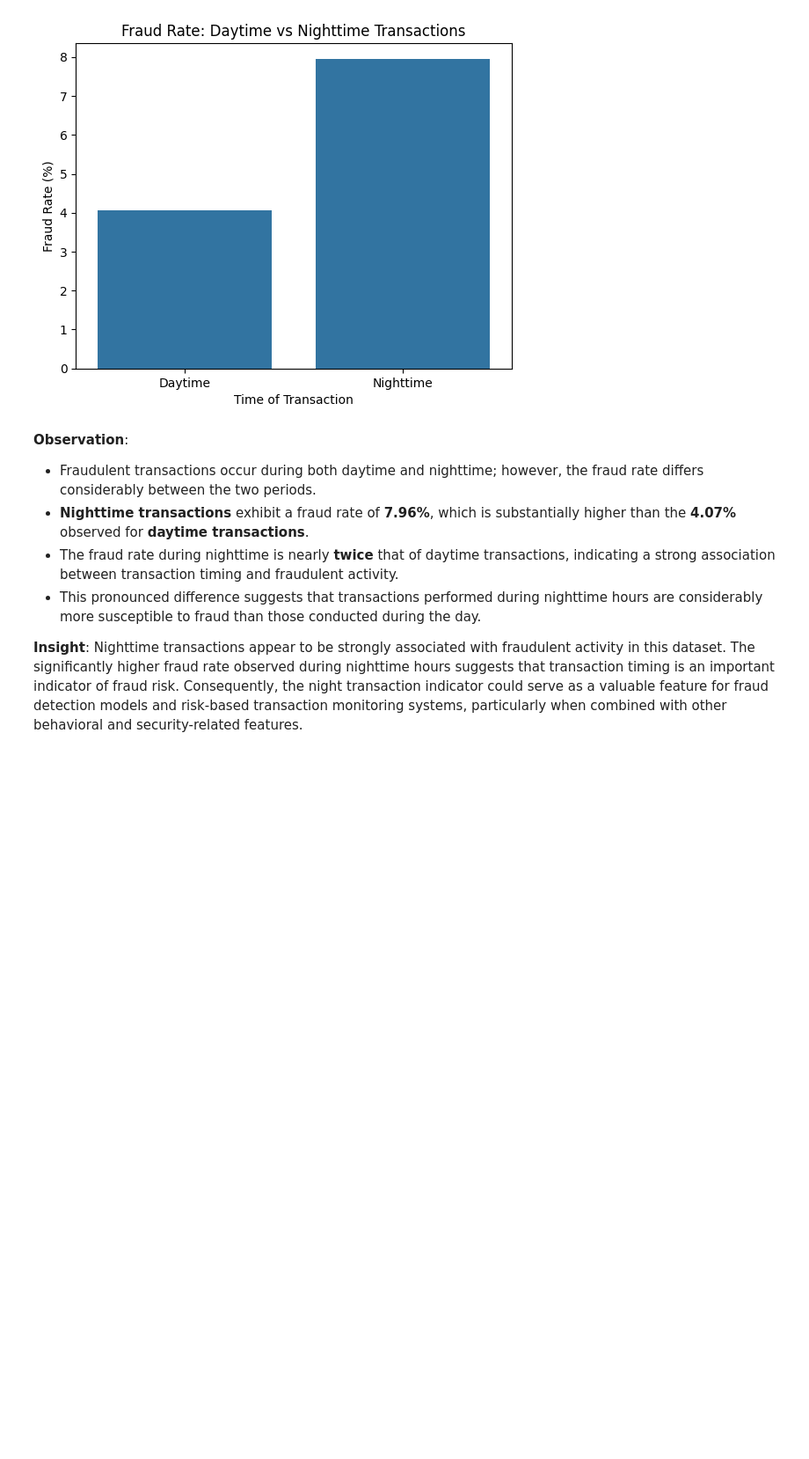
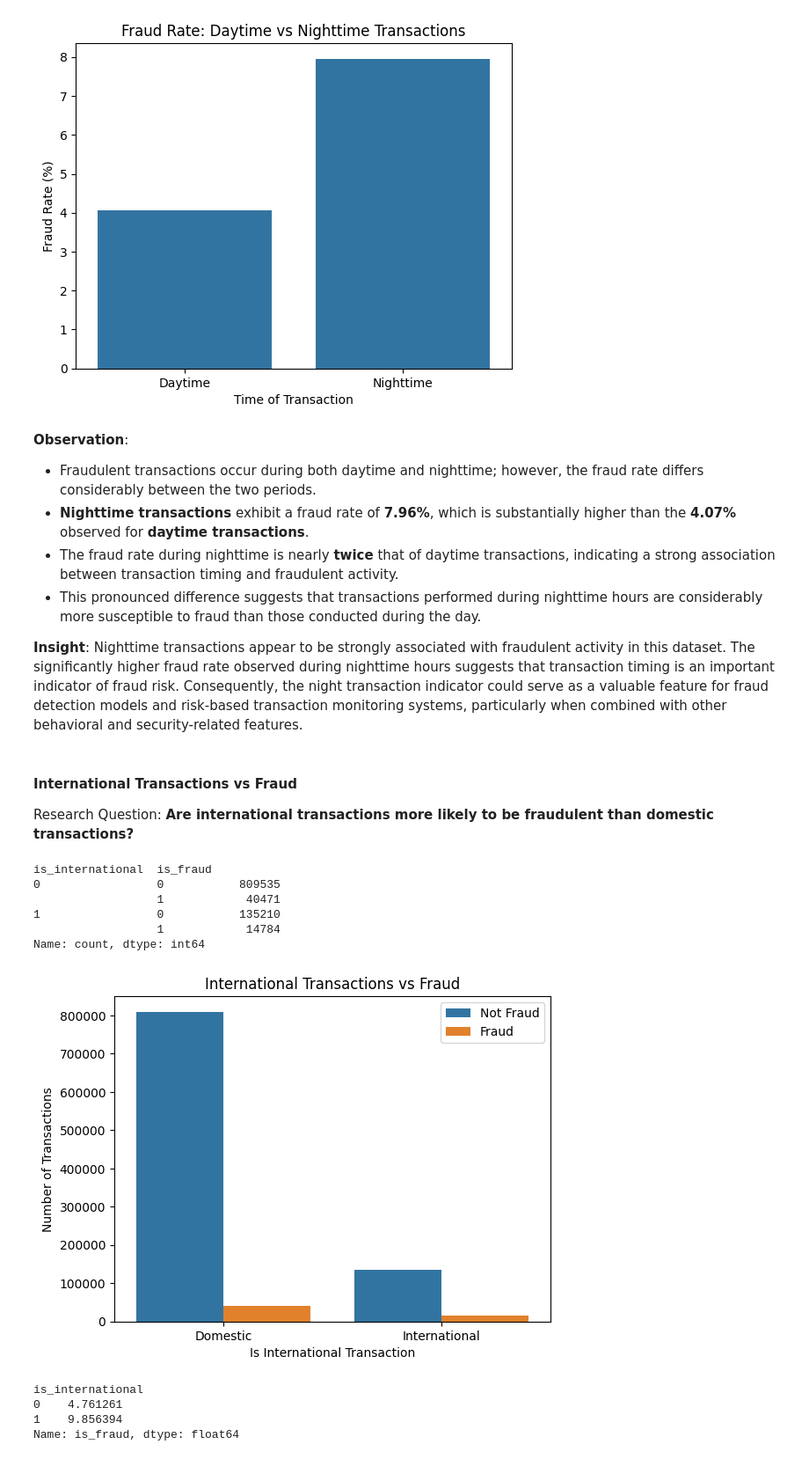
Before and after one commit to abhi-saurav-saroya/bank-fraud-eda, a Jupyter notebook: notebooks/02_exploratory_data_analysis.ipynb, the cells around one changed output. Shown at 88% size. Cells and saved outputs as stored; diff of their text form; code cells hidden in the pictures; blank space fills up the shorter version.

Commit message:
feat(eda/bivariate-analysis): add International Transactions vs Fraud analysis under Binary Features by Fraud Status

```diff
--- a/notebooks/02_exploratory_data_analysis.ipynb
+++ b/notebooks/02_exploratory_data_analysis.ipynb
@@ -2296,3 +2296,44 @@ plt.show()
 - This pronounced difference suggests that transactions performed during nighttime hours are considerably more susceptible to fraud than those conducted during the day.
 
 **Insight**: Nighttime transactions appear to be strongly associated with fraudulent activity in this dataset. The significantly higher fraud rate observed during nighttime hours suggests that transaction timing is an important indicator of fraud risk. Consequently, the night transaction indicator could serve as a valuable feature for fraud detection models and risk-based transaction monitoring systems, particularly when combined with other behavioral and security-related features.
+# %% [markdown]
+#### International Transactions vs Fraud
+
+Research Question: **Are international transactions more likely to be fraudulent than domestic transactions?**
+# %%
+df.groupby("is_international")["is_fraud"].value_counts()
+# %% [output]
+is_international  is_fraud
+0                 0           809535
+                  1            40471
+1                 0           135210
+                  1            14784
+Name: count, dtype: int64
+# %%
+sns.countplot(
+    data=df,
+    x="is_international",
+    hue="is_fraud"
+)
+
+plt.title("International Transactions vs Fraud")
+plt.xlabel("Is International Transaction")
+plt.ylabel("Number of Transactions")
+
+plt.xticks([0, 1], ["Domestic", "International"])
+plt.legend(["Not Fraud", "Fraud"])
+
+plt.show()
+# %% [output]
+[figure, added]
+# %%
+(
+    df.groupby("is_international")["is_fraud"]
+      .mean()
+      .mul(100)
+)
+# %% [output]
+is_international
+0    4.761261
+1    9.856394
+Name: is_fraud, dtype: float64
```
Also changed, not shown: parts of 2 cells of this notebook.
